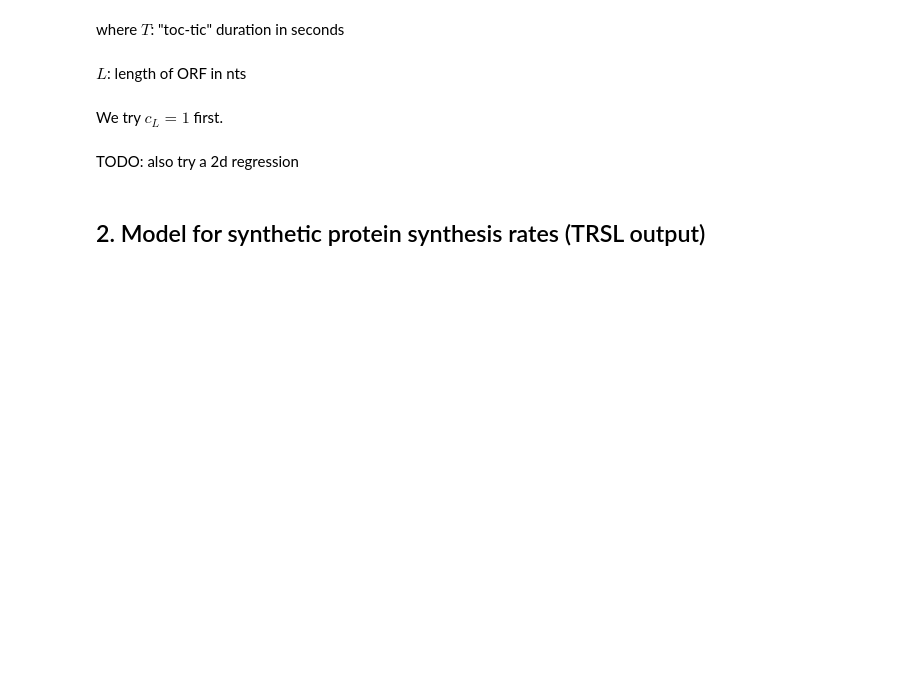
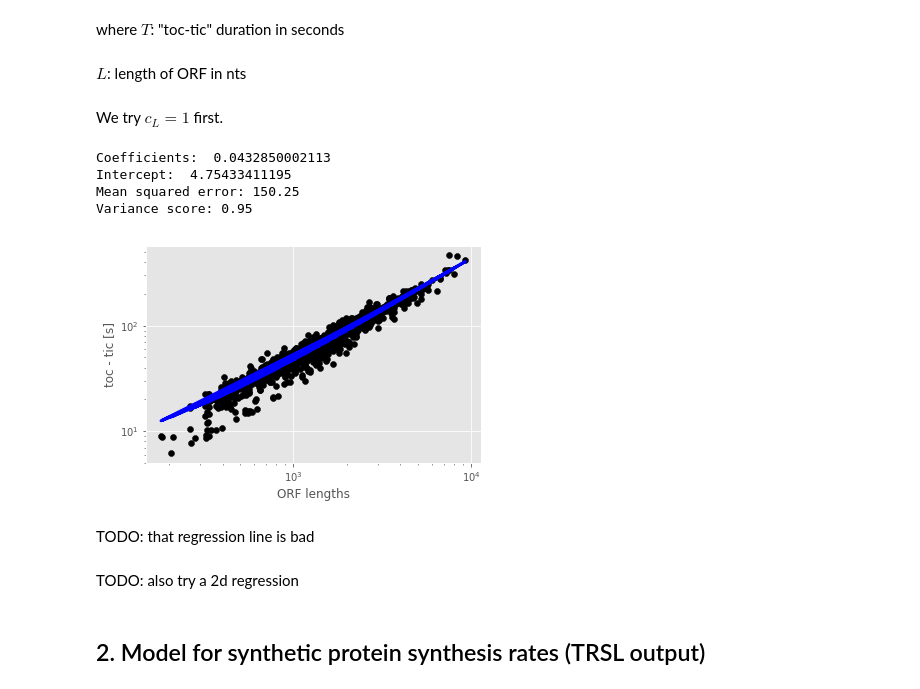
Before and after one commit to gittenberg/TRSL, a Jupyter notebook: workbooks/analyses/10 Modelling protein synthesis rates.ipynb, the cells around one changed output. Drawn from its saved outputs; the diff is of its cells as text; code cells hidden in the pictures; blank space fills up the shorter version.

Commit message:
Another tAI regression (WiP)

```diff
--- a/workbooks/analyses/10 Modelling protein synthesis rates.ipynb
+++ b/workbooks/analyses/10 Modelling protein synthesis rates.ipynb
@@ -64,3 +64,5 @@ Total set intersection:
 len(orf_lengths.viewkeys() & ribo_speeds.viewkeys() & tais.viewkeys())
 # %% [output]
 4475
+# %%
+gene_tic_toc_dict = pkl.load(open("../../parameters/gene_tic_toc_dict.p"))
@@ -204,6 +210,57 @@ where $T$: "toc-tic" duration in seconds
 $L$: length of ORF in nts
 # %% [markdown]
 We try $c_L = 1$ first.
+# %%
+ntest = 1000
+these_orf_lengths = {gene: orf_lengths[gene] for gene in gene_tic_toc_dict}
+regression_X = np.array([these_orf_lengths[gene] for gene in gene_tic_toc_dict]).reshape((len(these_orf_lengths), 1))
+
+# Split the data into training/testing sets
+regression_X_train = regression_X[:-ntest]
+regression_X_test = regression_X[-ntest:]
+
+# Split the targets into training/testing sets
+regression_y_train = gene_tic_toc_dict.values()[:-ntest]
+regression_y_test = gene_tic_toc_dict.values()[-ntest:]
+# %%
+# Create linear regression object
+regr = linear_model.LinearRegression()
+
+# Train the model using the training sets
+regr.fit(regression_X_train, regression_y_train)
+
+# Make predictions using the testing set
+regression_y_pred = regr.predict(regression_X_test)
+
+# The coefficients
+print 'Coefficients: ', regr.coef_[0]
+print 'Intercept: ', regr.intercept_
+
+# The mean squared error
+print "Mean squared error: %.2f" % mean_squared_error(regression_y_test, regression_y_pred)
+
+# Explained variance score: 1 is perfect prediction
+print 'Variance score: %.2f' % r2_score(regression_y_test, regression_y_pred)
+
+# Plot outputs
+ax = plt.scatter(regression_X_test, regression_y_test,  color='black')
+plt.gca().set_yscale('log')
+plt.gca().set_xscale('log')
+
+plt.plot(regression_X_test, regression_y_pred, color='blue', linewidth=3)
+
+plt.xlabel("ORF lengths")
+plt.ylabel("toc - tic [s]")
+
+plt.show()
+# %% [output]
+Coefficients:  0.0432850002113
+Intercept:  4.75433411195
+Mean squared error: 150.25
+Variance score: 0.95
+[figure, added]
+# %% [markdown]
+TODO: that regression line is bad
 # %% [markdown]
 TODO: also try a 2d regression
 # %% [markdown]
```
Also changed, not shown: parts of 2 cells of this notebook, 2 other files.
